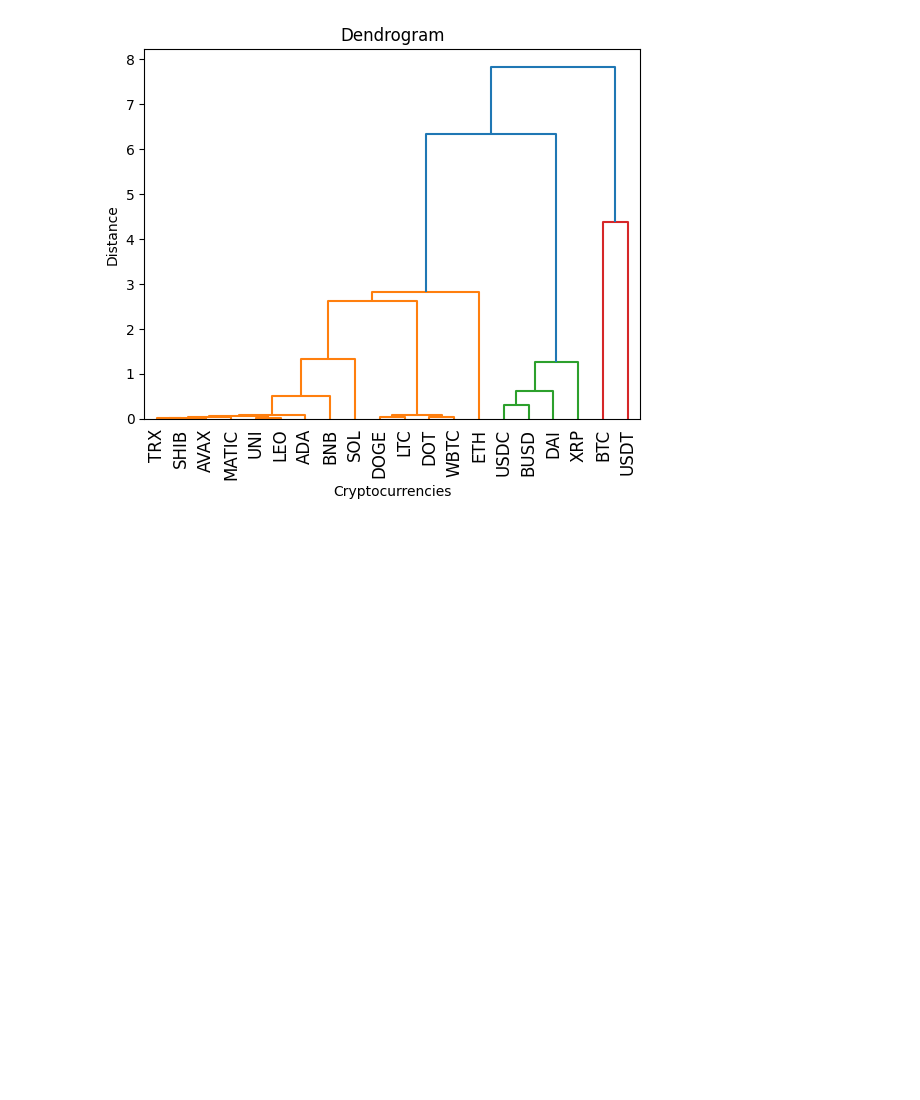
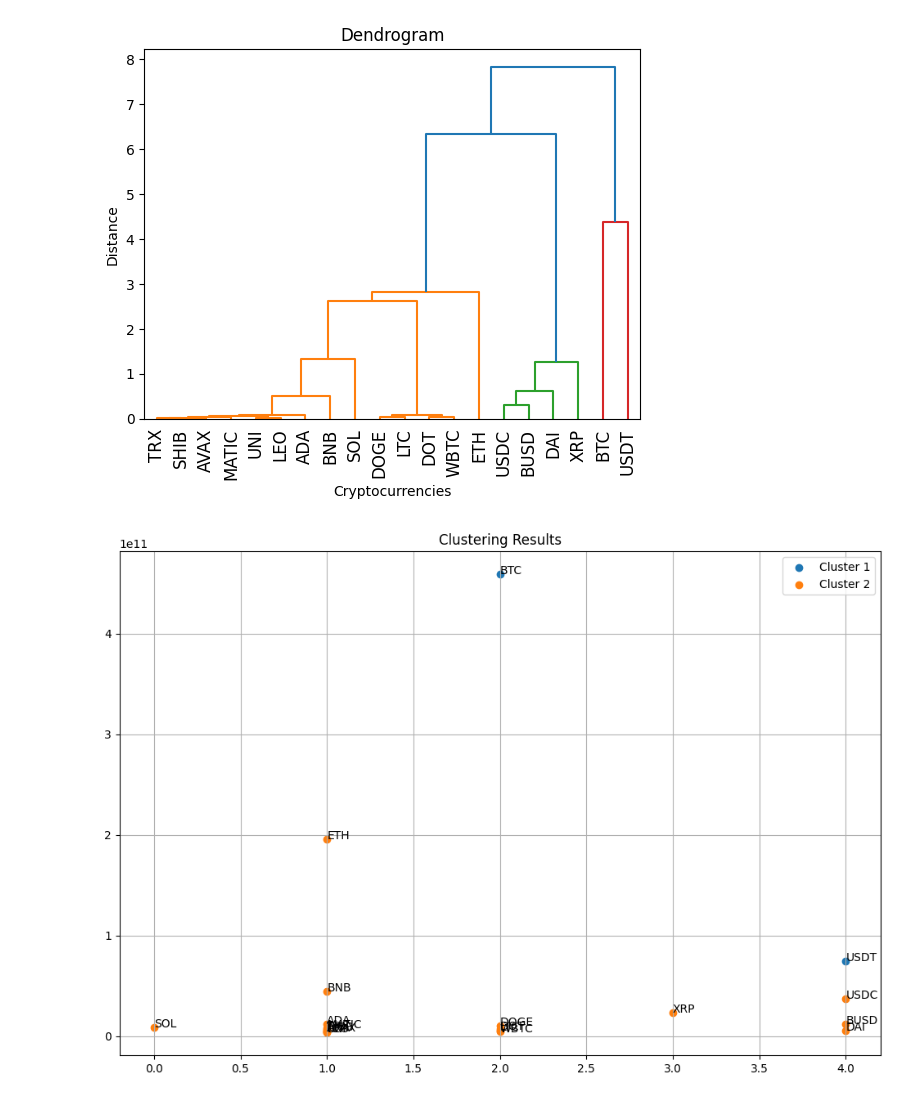
Before and after one commit to abariow/crypto-market-analysis, a Jupyter notebook: Q2.ipynb, the cells around one changed output. Saved outputs shown, nothing was run; the diff lists cells and outputs as text; code cells hidden in the pictures; blank space fills up the shorter version.

```diff
--- a/Q2.ipynb
+++ b/Q2.ipynb
@@ -78,15 +80,16 @@ plt.show()
 [figure]
 # %%
 from scipy.cluster.hierarchy import fcluster
-
+#ایجاد و نمایش خوشه ها
 clusters = fcluster(linkage_matrix, t=2, criterion='maxclust')
-data_copy = data
-data_copy['Clusters'] = clusters
-
+data_copy = data.copy()
+data_copy['Cluster'] = clusters
 plt.figure(figsize=(10, 6))
 for i in range(1, 3):
-    cluster = data_copy[data_copy['Clusters'] == i]
+    cluster = data_copy[data_copy['Cluster'] == i]
+    #نمایش خوشه ها بر اساس فاصله محاسبه شده طبق مارکت کپ و حجم معاملاتی
     plt.scatter(cluster['Volume'], cluster['MarketCap'], label=f'Cluster {i}')
+    #نمایش نام کوین ها
     for index, row in cluster.iterrows():
         plt.annotate(row['Symbol'], (row['Volume'], row['MarketCap']))
 
@@ -118,3 +120,22 @@ plt.xticks(rotation=90)
 plt.show()
 # %% [output]
 [figure]
+# %%
+#نمایش کلاستر ها
+clusters = fcluster(result, t=2, criterion='maxclust')
+data_cp['Cluster'] = clusters
+
+plt.figure(figsize=(12, 8))
+for i in range(1, 3):
+    cluster = data_cp[data_cp['Cluster'] == i]
+    #نمایس بر اسا پروف تایپ و مارکت کپ برای ویژوالایز بهتر، بدلیل سختی سه بعدی رسم کردن والیوم نمایش داده نشده
+    plt.scatter(cluster['ProoftypeEncoded'], cluster['MarketCap'], label=f'Cluster {i}')
+    for index, row in cluster.iterrows():
+        plt.annotate(row['Symbol'], (row['ProoftypeEncoded'], row['MarketCap']))
+
+plt.title('Clustering Results')
+plt.legend()
+plt.grid(True)
+plt.show()
+# %% [output]
+[figure, added]
```
Also changed, not shown: parts of 8 cells of this notebook.
